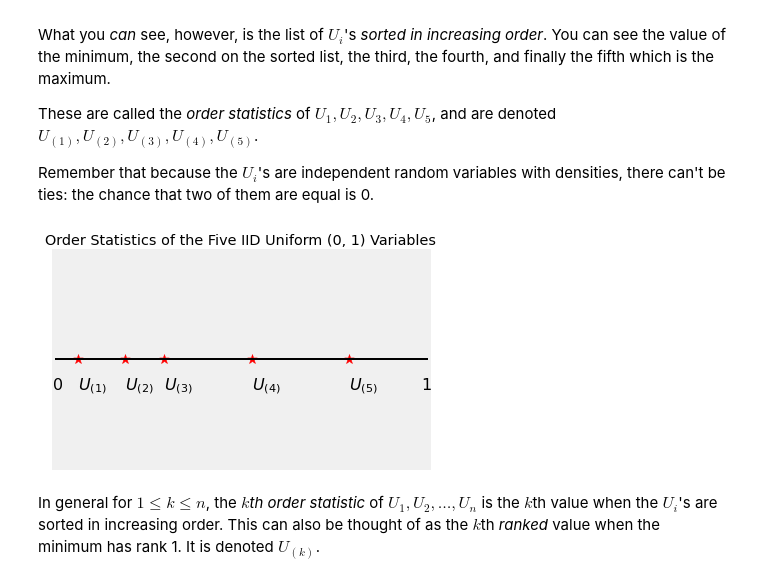
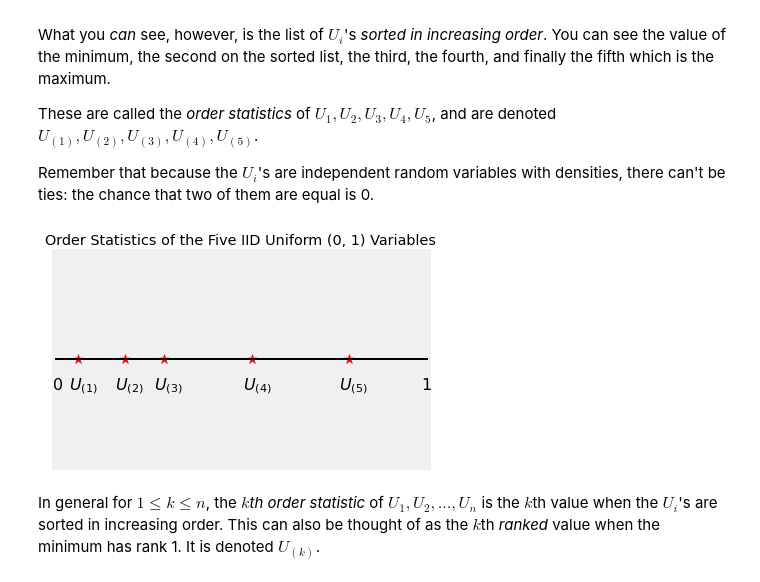
Before and after one commit to postybaloney/textbook, a Jupyter notebook: _sources/content/Chapter_17/04_Beta_Densities_with_Integer_Parameters.ipynb, the cells around one changed output. Saved outputs shown, nothing was run; the diff lists cells and outputs as text; code cells hidden in the pictures.

```diff
--- a/_sources/content/Chapter_17/04_Beta_Densities_with_Integer_Parameters.ipynb
+++ b/_sources/content/Chapter_17/04_Beta_Densities_with_Integer_Parameters.ipynb
@@ -52,20 +52,20 @@ Remember that because the $U_i$'s are independent random variables with densitie
 # %%
 # NO CODE
 
 plt.plot([0, 1], [0, 0], color='k', lw=2)
 order_stats = np.sort(x)
 plt.scatter(x, y, marker='*', color='r', s=100)
 u_labels = make_array('$U_{(1)}$', '$U_{(2)}$', '$U_{(3)}$', '$U_{(4)}$', '$U_{(5)}$')
 for i in range(5):
-    plt.text(order_stats[i], -0.015, u_labels[i], size=16)
+    plt.text(order_stats[i] - 0.025, -0.015, u_labels[i], size=16)
 plt.text(0, -0.015, r'0', size=16)
 plt.text(0.98, -0.015, r'1', size=16)
 plt.xlim(0, 1)
 plt.yticks([])
 plt.xticks([])
 plt.title('Order Statistics of the Five IID Uniform (0, 1) Variables');
 # %% [output]
-[figure, old version]
+[figure, new version]
 # %% [markdown]
 In general for $1 \le k \le n$, the *$k$th order statistic* of $U_1, U_2, \ldots, U_n$ is the $k$th value when the $U_i$'s are sorted in increasing order. This can also be thought of as the $k$th *ranked* value when the minimum has rank 1. It is denoted $U_{(k)}$.
 # %%
```
Also changed, not shown: parts of 2 cells of this notebook, 3 other files.
